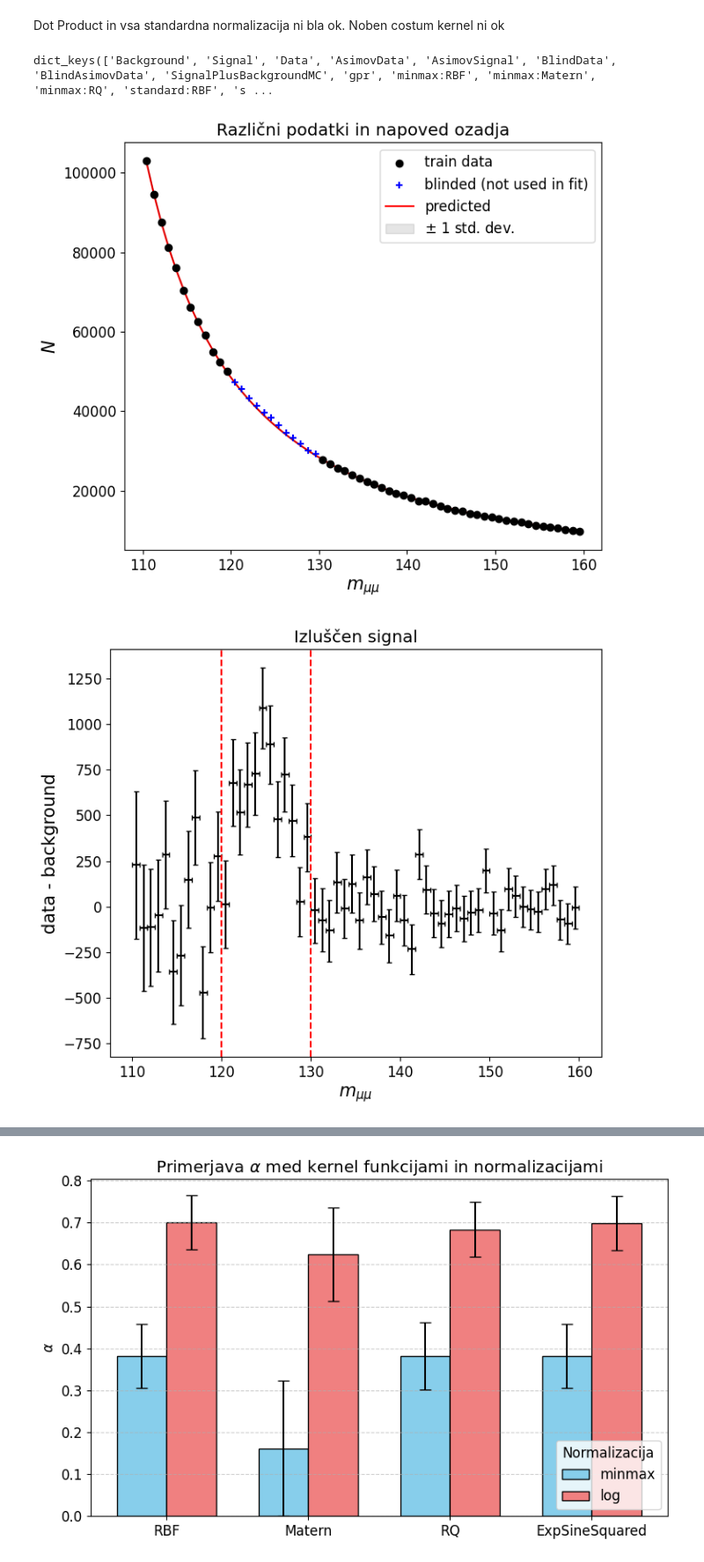
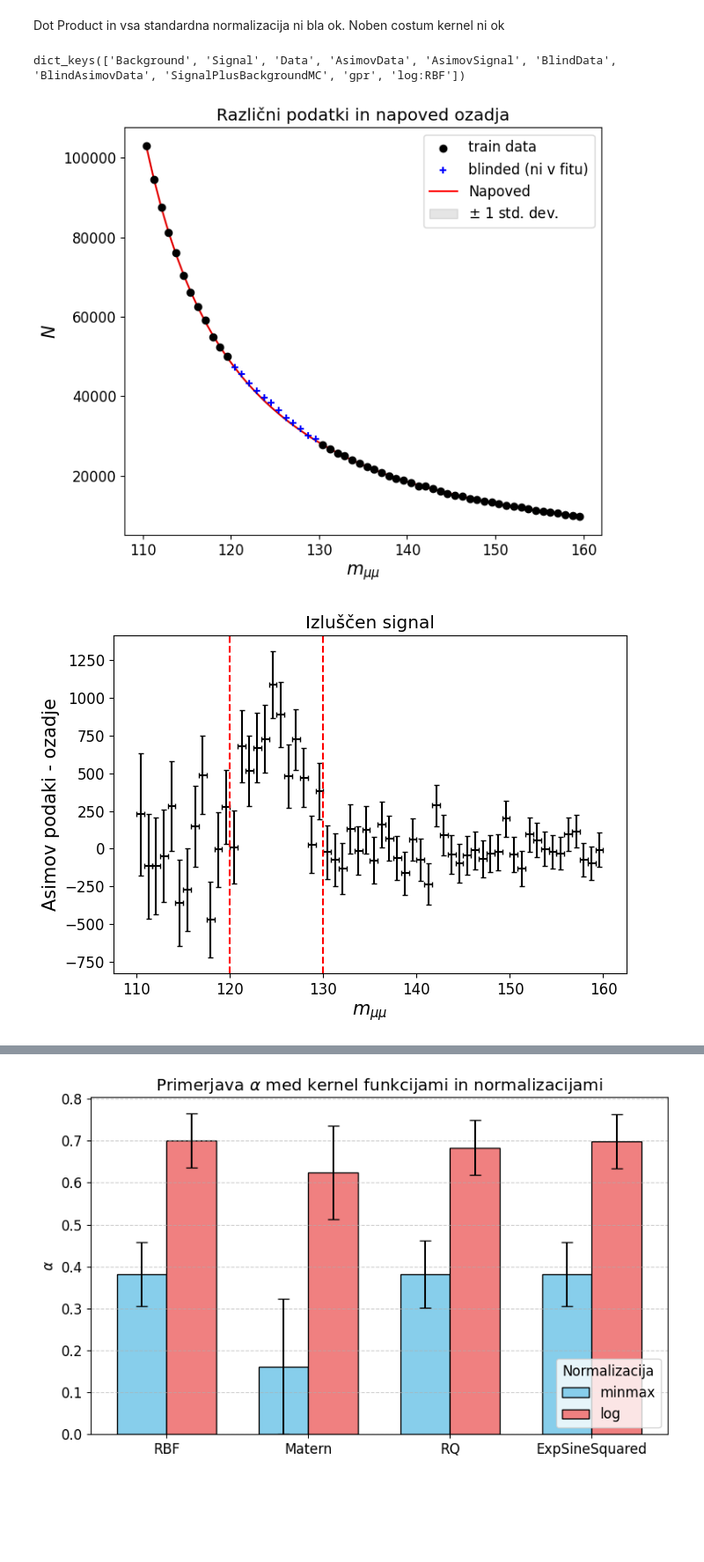
Before and after one commit to tadejkooo/PSUF, a Jupyter notebook: PSUF1/python1/GPR.ipynb, the cells around one changed output, grey strips where cells are left out. Shown at 88% size. Saved outputs shown, nothing was run; the diff lists cells and outputs as text; code cells hidden in the pictures; blank space fills up the shorter version.

Commit message:
Finished with asimov data

```diff
--- a/PSUF1/python1/GPR.ipynb
+++ b/PSUF1/python1/GPR.ipynb
@@ -544,17 +544,17 @@ X_test, y = denormalize(X_test, y, params_test, norm)
 y_mean, y_std = unp.nominal_values(y), unp.std_devs(y)
 # %%
 # save results to hists dict
-hists[f'{norm}:{kernel}_2'] = [X_test[:, 0], bin_edges, y_mean, y_std]
+hists[f'{norm}:{kernel}'] = [X_test[:, 0], bin_edges, y_mean, y_std]
 # %%
 print(hists.keys())
 # %% [output]
-dict_keys(['Background', 'Signal', 'Data', 'AsimovData', 'AsimovSignal', 'BlindData', 'BlindAsimovData', 'SignalPlusBackgroundMC', 'gpr', 'minmax:RBF', 'minmax:Matern', 'minmax:RQ', 'standard:RBF', 's ...
+dict_keys(['Background', 'Signal', 'Data', 'AsimovData', 'AsimovSignal', 'BlindData', 'BlindAsimovData', 'SignalPlusBackgroundMC', 'gpr', 'log:RBF'])
 # %%
 plt.figure(figsize=(7, 6))
 
 plt.scatter(X_train[:, 0], y_train, c="k", label="train data", zorder=2)
-plt.scatter(hists['AsimovData'][0], hists['AsimovData'][2], c="b", marker="+", label="blinded (not used in fit)", zorder=1)
-plt.plot(X_test[:, 0], y_mean, c="r", label="predicted", zorder=0)
+plt.scatter(hists['AsimovData'][0], hists['AsimovData'][2], c="b", marker="+", label="blinded (ni v fitu)", zorder=1)
+plt.plot(X_test[:, 0], y_mean, c="r", label="Napoved", zorder=0)
 plt.fill_between(
     unp.nominal_values(X_test[:, 0]),
     unp.nominal_values(y_mean) - unp.nominal_values(y_std),
@@ -572,7 +572,7 @@ plt.title('Različni podatki in napoved ozadja')
 plt.tight_layout()
 # plt.savefig()
 # %% [output]
-[figure, old version]
+[figure, new version]
 # %%
 data = hists["AsimovData"]
 gpr_background = hists[f'{norm}:{kernel}']
@@ -585,30 +585,30 @@ signal = data[2] - gpr_background[2]
 # calculate errors from subtraction
 signal_std = np.sqrt(data[3]**2 + gpr_background[3]**2)
 # %%
-plt.figure(figsize=(7, 6))
+plt.figure(figsize=(7, 5))
 
 plt.errorbar(
     x=signal_x,
     y=signal,
     xerr=np.diff(edges)[0] / 2,
     yerr=signal_std,
     linestyle="None",
     marker="o",
     ms=0,
     c="k",
     capsize=2,
 )
 
 plt.axvline(120.0, c="r", ls="--")
 plt.axvline(130.0, c="r", ls="--")
 
 plt.xlabel(r"$m_{\mu\mu}$", fontsize=15)
-plt.ylabel("data - background", fontsize=15)
+plt.ylabel("Asimov podaki - ozadje", fontsize=15)
 plt.title('Izluščen signal')
 
 plt.tight_layout()
 # %% [output]
-[figure, old version]
+[figure, new version]
 # %%
 # get CB parameter values for (Asimov) MC signal
 bin_centers, bin_edges, bin_values, bin_errors = hists["AsimovSignal"]
```
Also changed, not shown: parts of 5 cells of this notebook, 11 other files.
